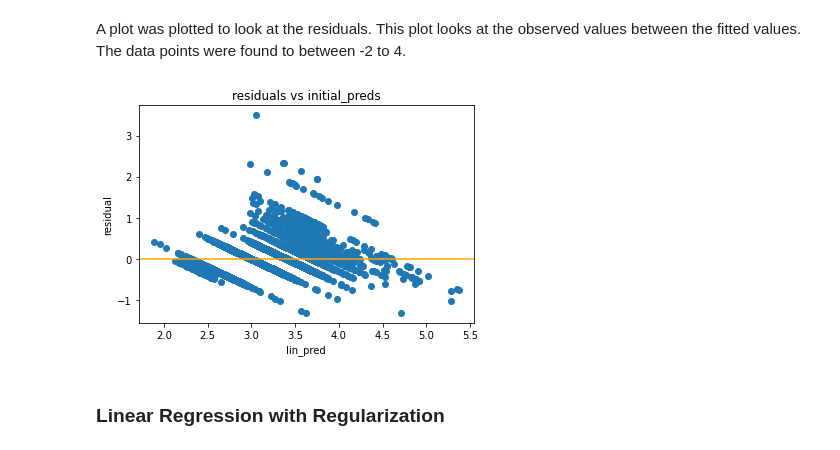
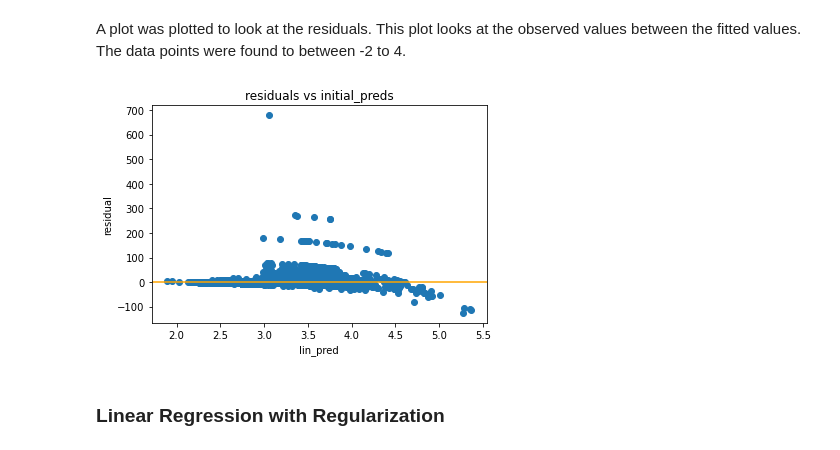
Before and after one commit to LewisDaDude/Project-4, a Jupyter notebook: code/03_Modeling.ipynb, the cells around one changed output. Cells and saved outputs as stored; diff of their text form; code cells hidden in the pictures.

```diff
--- a/code/03_Modeling.ipynb
+++ b/code/03_Modeling.ipynb
@@ -142,20 +145,17 @@ Linear Regression Validation R squared: 0.7034093263692789
 
 LinearRegression Train RMSE: 7.134959453380073
 LinearRegression Validation RMSE: 10.982586939394714
-# %%
-linear_train_preds = lr_gs.predict(X_train)
-linear_val_preds = lr_gs.predict(X_val)
 # %% [markdown]
 A plot was plotted to look at the residuals. This plot looks at the observed values between the fitted values. The data points were found to between -2 to 4.
 # %%
-residuals = y_train_log - linear_train_preds
+residuals = y_train - np.exp(linear_train_preds)
 plt.title('residuals vs initial_preds')
 plt.xlabel('lin_pred')
 plt.ylabel('residual')
 plt.scatter(linear_train_preds, residuals);
 plt.axhline(residuals.mean(), color = 'orange');
 # %% [output]
-[figure, old version]
+[figure, new version]
 # %% [markdown]
 ### Linear Regression with Regularization
 # %% [markdown]
```
Also changed, not shown: parts of 23 cells of this notebook.
